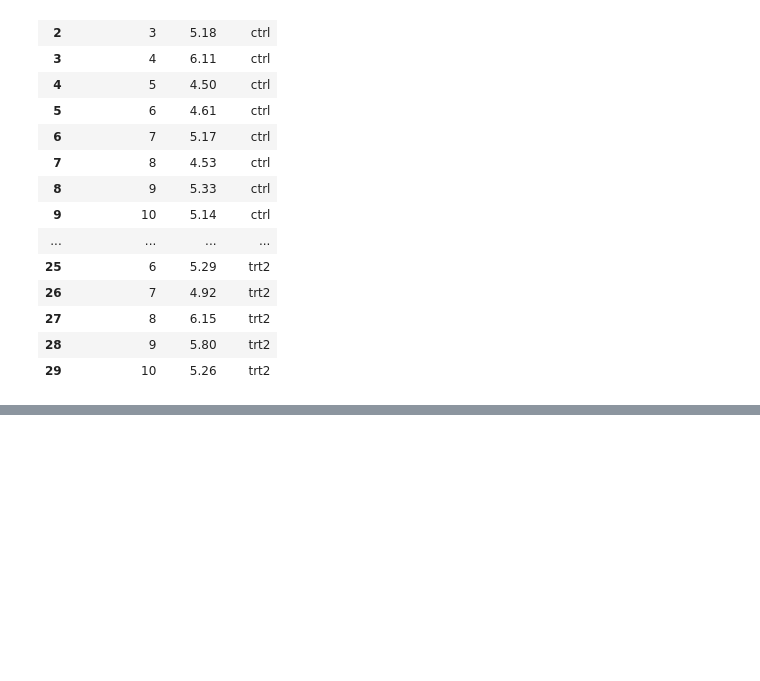
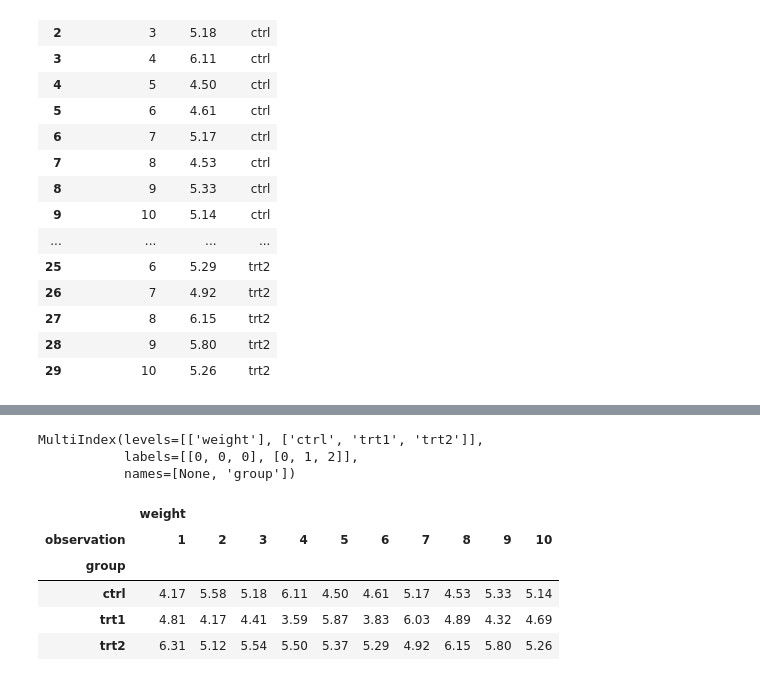
Before and after one commit to vwon23/MasteringPandas, a Jupyter notebook: ch5.ipynb, the cells around one changed output, grey strips where cells are left out. Saved outputs shown, nothing was run; the diff lists cells and outputs as text; code cells hidden in the pictures; blank space fills up the shorter version.

```diff
--- a/ch5.ipynb
+++ b/ch5.ipynb
@@ -28,0 +45,3 @@ plantGrowthRawDF
+# %%
+plantGrowthStackedDF = plantGrowthRawDF.set_index(['group','observation'])
+plantGrowthStackedDF
@@ -28,0 +87,15 @@ plantGrowthRawDF
+# %%
+plantGrowthStackedDF.unstack(level='group').columns
+# %% [output]
+MultiIndex(levels=[['weight'], ['ctrl', 'trt1', 'trt2']],
+           labels=[[0, 0, 0], [0, 1, 2]],
+           names=[None, 'group'])
+# %%
+plantGrowthStackedDF.unstack()
+# %% [output]
+|  | weight |  |  |  |  |  |  |  |  |  |
+| observation | 1 | 2 | 3 | 4 | 5 | 6 | 7 | 8 | 9 | 10 |
+| group |  |  |  |  |  |  |  |  |  |  |
+| ctrl | 4.17 | 5.58 | 5.18 | 6.11 | 4.50 | 4.61 | 5.17 | 4.53 | 5.33 | 5.14 |
+| trt1 | 4.81 | 4.17 | 4.41 | 3.59 | 5.87 | 3.83 | 6.03 | 4.89 | 4.32 | 4.69 |
+| trt2 | 6.31 | 5.12 | 5.54 | 5.50 | 5.37 | 5.29 | 4.92 | 6.15 | 5.80 | 5.26 |
```
Also changed, not shown: parts of 10 cells of this notebook.
